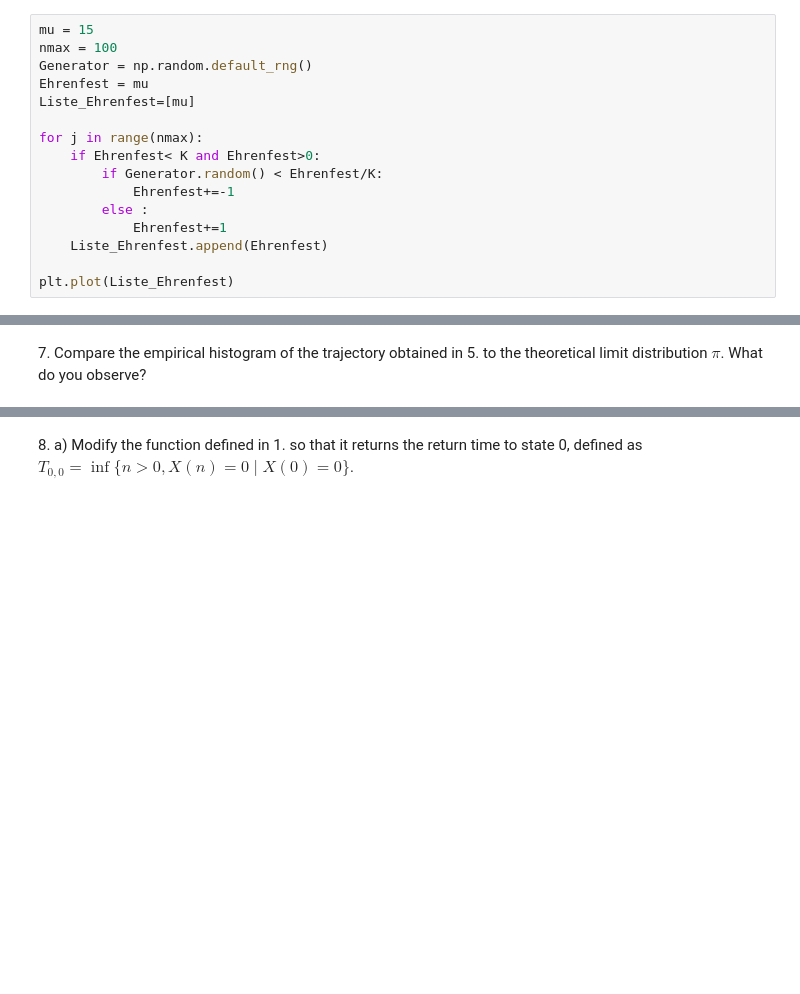
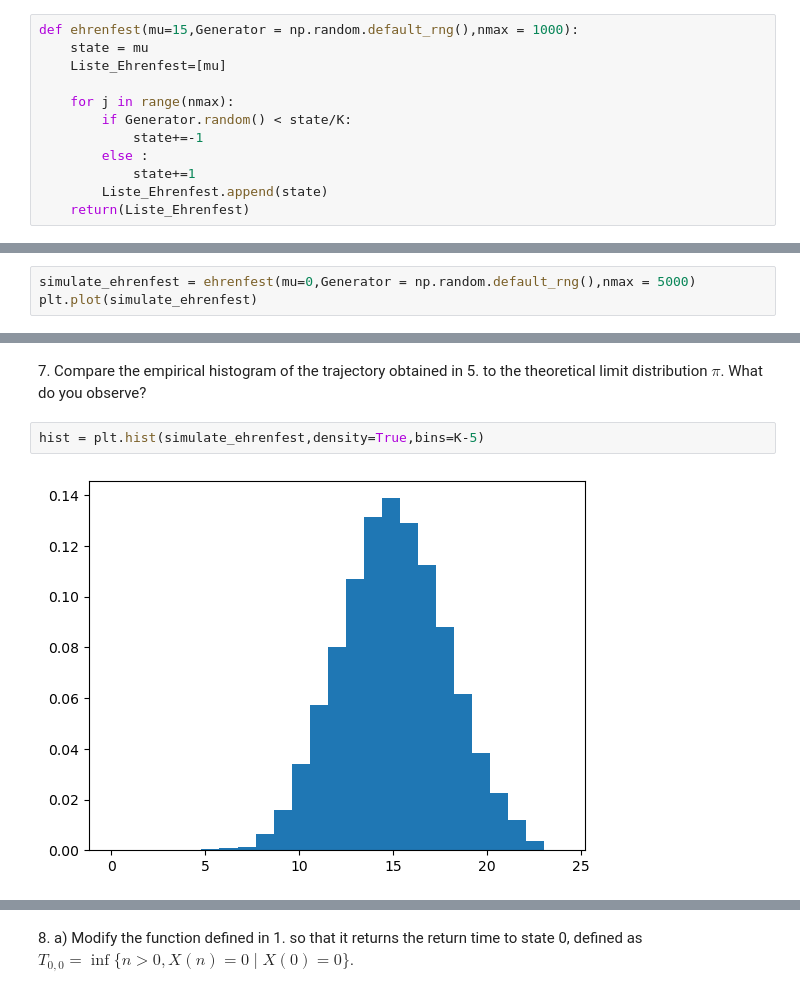
Before and after one commit to VictorNiaussat/MarkovChain, a Jupyter notebook: lab1_students/lab1_notebook.ipynb, the cells around one changed output, grey strips where cells are left out. Cells and saved outputs as stored; diff of their text form; blank space fills up the shorter version.

```diff
--- a/lab1_students/lab1_notebook.ipynb
+++ b/lab1_students/lab1_notebook.ipynb
@@ -106,16 +129,12 @@ For an efficient implementation, **do not use vector-matrix product with the tra
 # %%
-mu = 15
-nmax = 100
-Generator = np.random.default_rng()
-Ehrenfest = mu
-Liste_Ehrenfest=[mu]
+def ehrenfest(mu=15,Generator = np.random.default_rng(),nmax = 1000):
+    state = mu
+    Liste_Ehrenfest=[mu]
 
-for j in range(nmax):
-    if Ehrenfest< K and Ehrenfest>0:
-        if Generator.random() < Ehrenfest/K:
-            Ehrenfest+=-1
+    for j in range(nmax):
+        if Generator.random() < state/K:
+            state+=-1
         else :
-            Ehrenfest+=1
-    Liste_Ehrenfest.append(Ehrenfest)
-
-plt.plot(Liste_Ehrenfest)
+            state+=1
+        Liste_Ehrenfest.append(state)
+    return(Liste_Ehrenfest)
@@ -125,2 +141,5 @@ plt.plot(Liste_Ehrenfest)
 # %% [markdown]
 6\. Simulate a trajectory of the chain starting in state $0$ for $n_{\max} = 5000$. Display the result in function of the time index $n$. Briefly describe the curve you obtained.
+# %%
+simulate_ehrenfest = ehrenfest(mu=0,Generator = np.random.default_rng(),nmax = 5000)
+plt.plot(simulate_ehrenfest)
@@ -127,2 +149,6 @@ plt.plot(Liste_Ehrenfest)
 # %% [markdown]
 7\. Compare the empirical histogram of the trajectory obtained in 5. to the theoretical limit distribution $\pi$. What do you observe?
+# %%
+hist = plt.hist(simulate_ehrenfest,density=True,bins=K-5)
+# %% [output]
+[figure, added]
```
Also changed, not shown: parts of 14 cells of this notebook, 1 other file.
